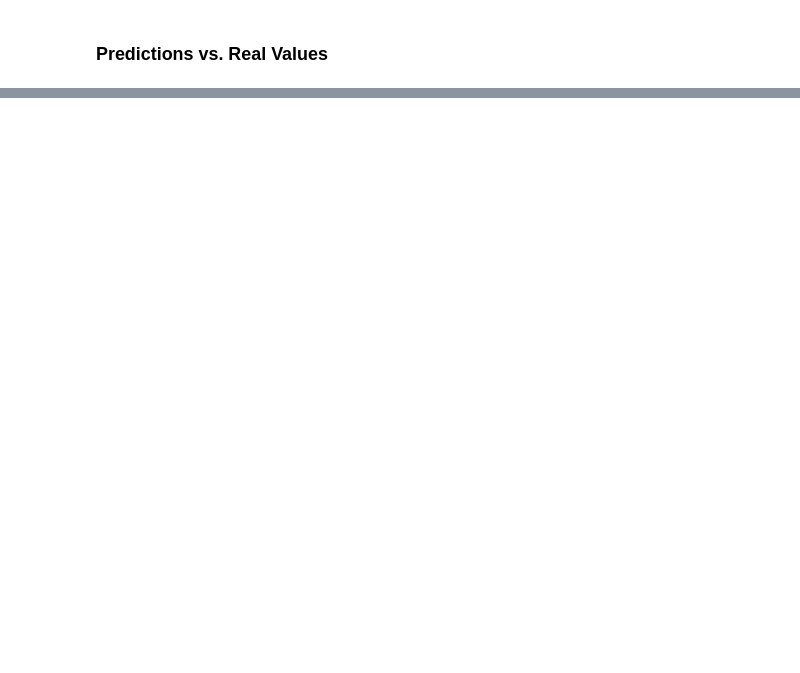
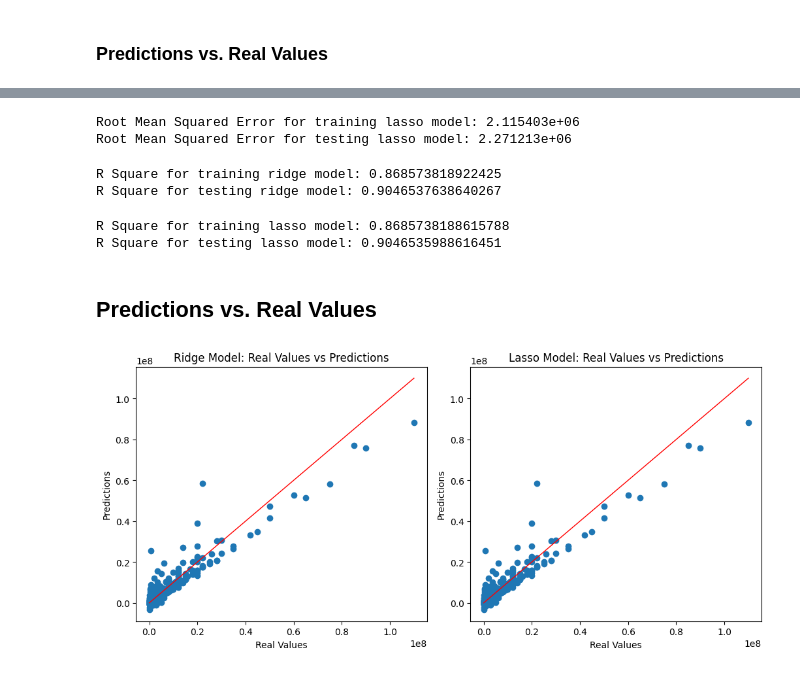
Before and after one commit to sarahbelal20/Usecase-7, a Jupyter notebook: EDA explain template.ipynb, the cells around one changed output, grey strips where cells are left out. Drawn from its saved outputs; the diff is of its cells as text; code cells hidden in the pictures; blank space fills up the shorter version.

```diff
--- a/EDA explain template.ipynb
+++ b/EDA explain template.ipynb
@@ -800,0 +788,4 @@ https://gist.github.com/mwaskom/de44147ed2974457ad6372750bbe5751
+# %%
+ridge_model = Ridge()
+# %%
+lasso_model = Lasso()
@@ -800,0 +812,17 @@ https://gist.github.com/mwaskom/de44147ed2974457ad6372750bbe5751
+# %%
+# Fit GridSearchCV on the training data
+grid_search_ridge.fit(X_train_scaled, y_train)
+grid_search_lasso.fit(X_train_scaled, y_train)
+
+# Get the best parameters and best model
+
+# Ridge
+best_params_ridge = grid_search_ridge.best_params_
+best_model_ridge = grid_search_ridge.best_estimator_
+
+# Lasso
+best_params_lasso = grid_search_lasso.best_params_
+best_model_lasso = grid_search_lasso.best_estimator_
+
+print("Best Parameters for ridge model:", best_params_ridge)
+print("Best Parameters for lasso model:", best_params_lasso)
@@ -800,0 +836,4 @@ https://gist.github.com/mwaskom/de44147ed2974457ad6372750bbe5751
+# %%
+#y_pred = model.predict(X_test_scaled)                  # Linear regression model
+y_pred_ridge = best_model_ridge.predict(X_test_scaled) # Ridge model
+y_pred_lasso = best_model_lasso.predict(X_test_scaled) # Lasso model
@@ -800,0 +940,50 @@ https://gist.github.com/mwaskom/de44147ed2974457ad6372750bbe5751
+# %%
+# RMSE Lasso model
+
+print(f'Root Mean Squared Error for training lasso model: {np.sqrt(mse_train_lasso):2e}')
+print(f'Root Mean Squared Error for testing lasso model: {np.sqrt(mse_test_lasso):2e}')
+# %% [output]
+Root Mean Squared Error for training lasso model: 2.115403e+06
+Root Mean Squared Error for testing lasso model: 2.271213e+06
+# %%
+# Ridge model r2 score
+r2_score_train_ridge = r2_score(y_train, best_model_ridge.predict(X_train_scaled))
+r2_score_test_ridge = r2_score(y_test, y_pred_ridge)
+print(f'R Square for training ridge model: {r2_score_train_ridge}')
+print(f'R Square for testing ridge model: {r2_score_test_ridge}')
+# %% [output]
+R Square for training ridge model: 0.868573818922425
+R Square for testing ridge model: 0.9046537638640267
+# %%
+# Lasso model r2 score
+r2_score_train_lasso = r2_score(y_train, best_model_lasso.predict(X_train_scaled))
+r2_score_test_lasso = r2_score(y_test, y_pred_lasso)
+print(f'R Square for training lasso model: {r2_score_train_lasso}')
+print(f'R Square for testing lasso model: {r2_score_test_lasso}')
+# %% [output]
+R Square for training lasso model: 0.8685738188615788
+R Square for testing lasso model: 0.9046535988616451
+# %% [markdown]
+## Predictions vs. Real Values
+# %%
+plt.figure(figsize=(15, 5))
+# Ridge Model
+plt.subplot(1, 3, 2)
+plt.scatter(y_test, y_pred_ridge)
+plt.plot([y_test.min(), y_test.max()], [y_test.min(), y_test.max()], color='red', lw=1)
+plt.xlabel('Real Values')
+plt.ylabel('Predictions')
+plt.title('Ridge Model: Real Values vs Predictions')
+
+# Lasso Model
+plt.subplot(1, 3, 3)
+plt.scatter(y_test, y_pred_lasso)
+plt.plot([y_test.min(), y_test.max()], [y_test.min(), y_test.max()], color='red', lw=1)
+plt.xlabel('Real Values')
+plt.ylabel('Predictions')
+plt.title('Lasso Model: Real Values vs Predictions')
+
+plt.tight_layout()
+plt.show()
+# %% [output]
+[figure, added]
```
Also changed, not shown: parts of 80 cells of this notebook, 1 other file.
